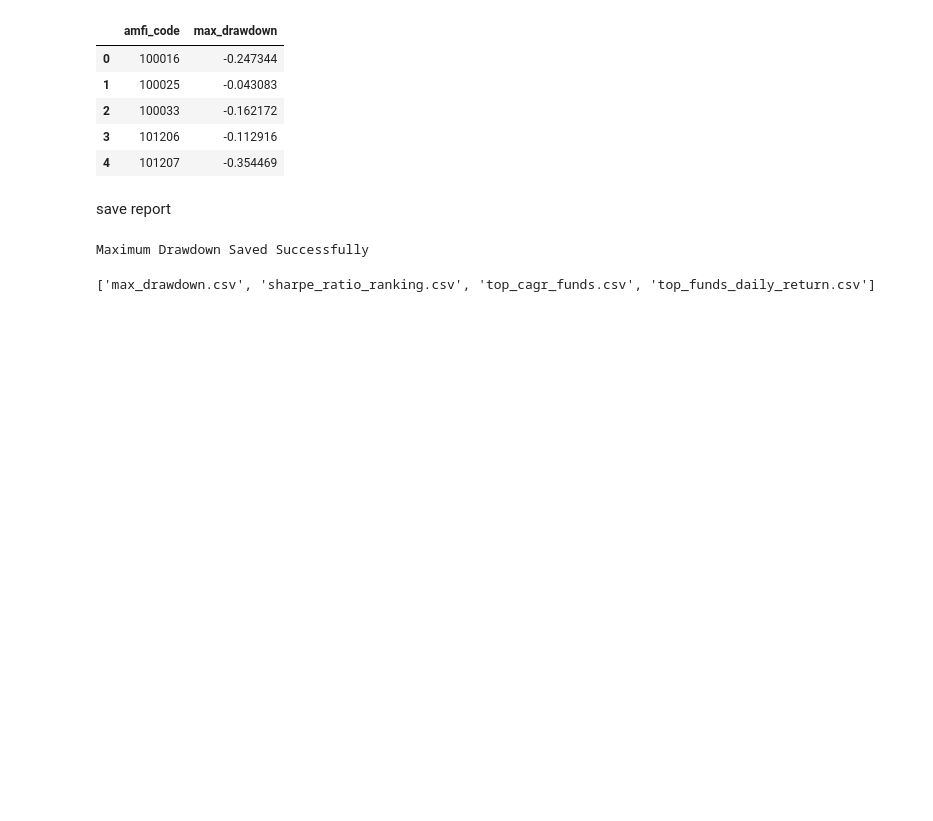
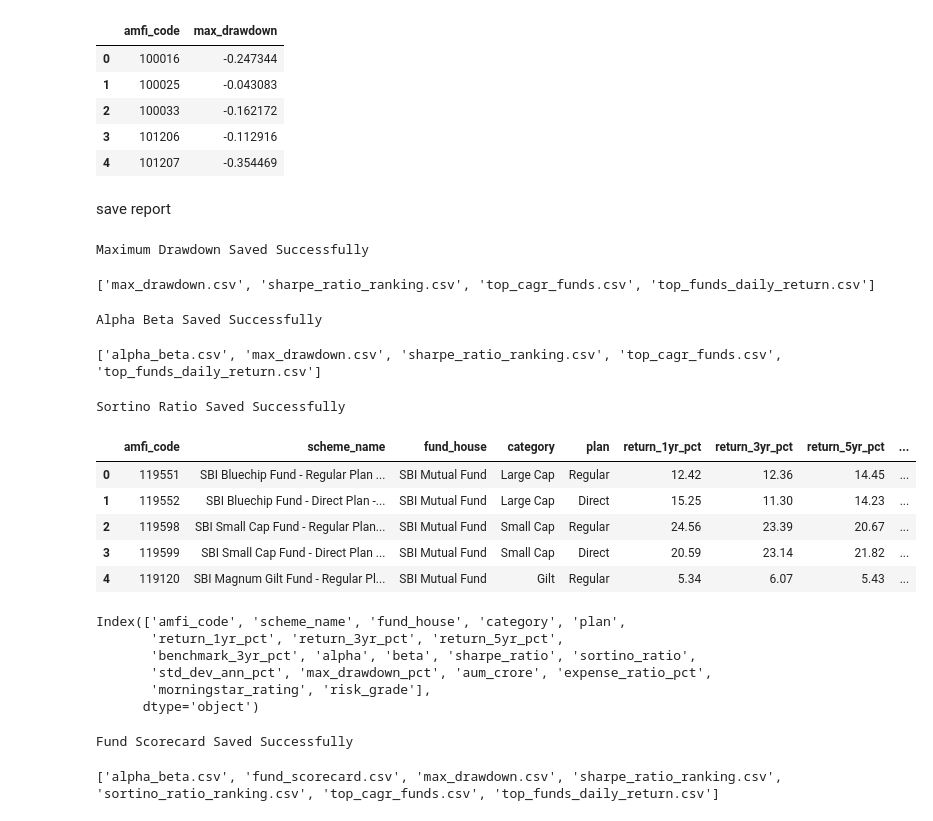
Before and after one commit to swamymanikanta567-ops/bluestack-mf-capstone, a Jupyter notebook: notebooks/eda_analysis.ipynb, the cells around one changed output. Cells and saved outputs as stored; diff of their text form; code cells hidden in the pictures; blank space fills up the shorter version.

Commit message:
completed day 4 fund performance analytics

```diff
--- a/notebooks/eda_analysis.ipynb
+++ b/notebooks/eda_analysis.ipynb
@@ -607,3 +607,66 @@ import os
 print(os.listdir("../reports"))
 # %% [output]
 ['max_drawdown.csv', 'sharpe_ratio_ranking.csv', 'top_cagr_funds.csv', 'top_funds_daily_return.csv']
+# %%
+import pandas as pd
+
+perf = pd.read_csv("../data/processed/07_scheme_performance.csv")
+
+alpha_beta = perf[['amfi_code','alpha','beta']]
+
+alpha_beta.to_csv("../reports/alpha_beta.csv", index=False)
+
+print("Alpha Beta Saved Successfully")
+# %% [output]
+Alpha Beta Saved Successfully
+# %%
+import os
+print(os.listdir("../reports"))
+# %% [output]
+['alpha_beta.csv', 'max_drawdown.csv', 'sharpe_ratio_ranking.csv', 'top_cagr_funds.csv', 'top_funds_daily_return.csv']
+# %%
+sortino = perf[['amfi_code','sortino_ratio']]
+
+sortino.to_csv("../reports/sortino_ratio_ranking.csv", index=False)
+
+print("Sortino Ratio Saved Successfully")
+# %% [output]
+Sortino Ratio Saved Successfully
+# %%
+perf.head()
+# %% [output]
+|  | amfi_code | scheme_name | fund_house | category | plan | return_1yr_pct | return_3yr_pct | return_5yr_pct | ... |
+| 0 | 119551 | SBI Bluechip Fund - Regular Plan ... | SBI Mutual Fund | Large Cap | Regular | 12.42 | 12.36 | 14.45 | ... |
+| 1 | 119552 | SBI Bluechip Fund - Direct Plan -... | SBI Mutual Fund | Large Cap | Direct | 15.25 | 11.30 | 14.23 | ... |
+| 2 | 119598 | SBI Small Cap Fund - Regular Plan... | SBI Mutual Fund | Small Cap | Regular | 24.56 | 23.39 | 20.67 | ... |
+| 3 | 119599 | SBI Small Cap Fund - Direct Plan ... | SBI Mutual Fund | Small Cap | Direct | 20.59 | 23.14 | 21.82 | ... |
+| 4 | 119120 | SBI Magnum Gilt Fund - Regular Pl... | SBI Mutual Fund | Gilt | Regular | 5.34 | 6.07 | 5.43 | ... |
+# %%
+print(perf.columns)
+# %% [output]
+Index(['amfi_code', 'scheme_name', 'fund_house', 'category', 'plan',
+       'return_1yr_pct', 'return_3yr_pct', 'return_5yr_pct',
+       'benchmark_3yr_pct', 'alpha', 'beta', 'sharpe_ratio', 'sortino_ratio',
+       'std_dev_ann_pct', 'max_drawdown_pct', 'aum_crore', 'expense_ratio_pct',
+       'morningstar_rating', 'risk_grade'],
+      dtype='object')
+# %%
+scorecard = perf[['amfi_code', 'return_3yr_pct', 'sharpe_ratio']].copy()
+
+scorecard['score'] = (
+    scorecard['return_3yr_pct'].rank(ascending=False) +
+    scorecard['sharpe_ratio'].rank(ascending=False)
+)
+
+scorecard = scorecard.sort_values('score')
+
+scorecard.to_csv('../reports/fund_scorecard.csv', index=False)
+
+print("Fund Scorecard Saved Successfully")
+# %% [output]
+Fund Scorecard Saved Successfully
+# %%
+import os
+print(os.listdir("../reports"))
+# %% [output]
+['alpha_beta.csv', 'fund_scorecard.csv', 'max_drawdown.csv', 'sharpe_ratio_ranking.csv', 'sortino_ratio_ranking.csv', 'top_cagr_funds.csv', 'top_funds_daily_return.csv']
```
Also changed, not shown: 4 other files.
